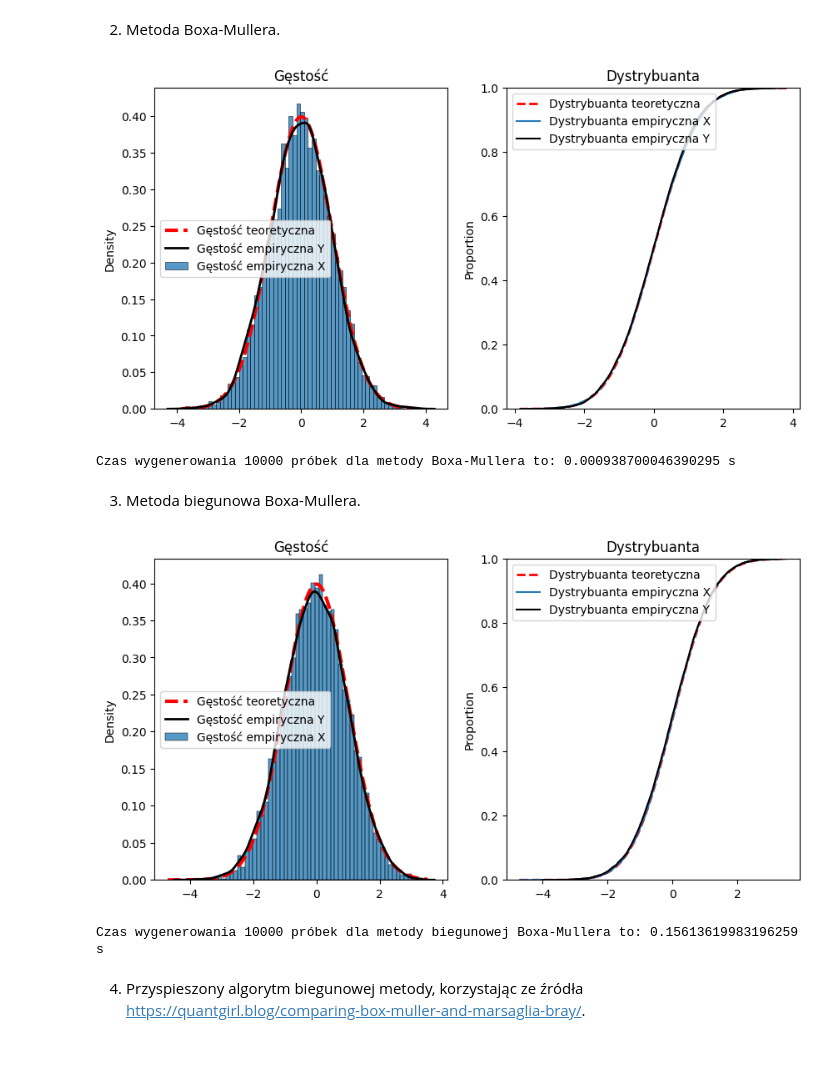
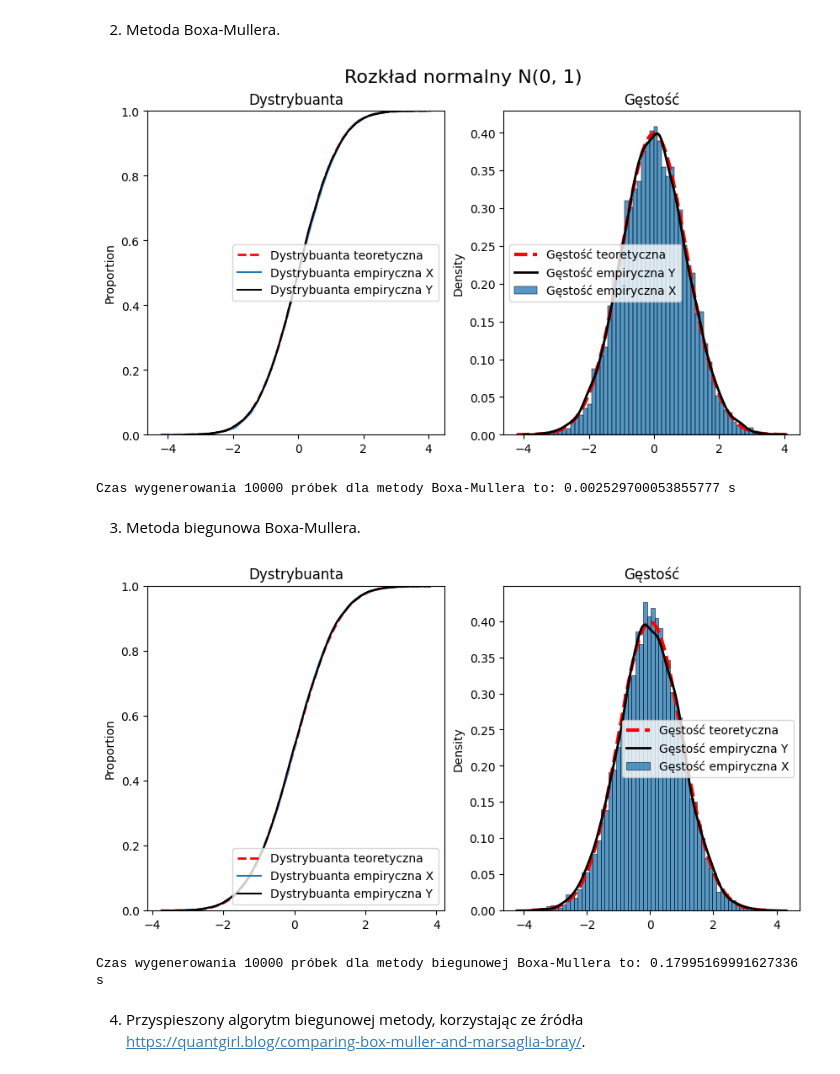
Before and after one commit to mathieuboro/symulacje, a Jupyter notebook: Raport_Sym.ipynb, the cells around one changed output. Saved outputs shown, nothing was run; the diff lists cells and outputs as text; code cells hidden in the pictures.

Commit message:
6 pykniete no i ten rzygulec z normalnych

```diff
--- a/Raport_Sym.ipynb
+++ b/Raport_Sym.ipynb
@@ -175,34 +176,37 @@ def BoxMuller(n):
 # %%
 x1, y1 = BoxMuller(n)
 time_box_muller = timeit.timeit(lambda: BoxMuller(n), number = 1)
 
 
 x_theor = np.linspace(min(np.concatenate([x1, y1])), max(np.concatenate([x1, y1])), n)
 y_theor_cdf = norm.cdf(x_theor, 0, 1)
 y_theor_pdf = norm.pdf(x_theor, 0, 1)
 
 plt.figure(figsize=(10, 5))
 plt.subplot(1, 2, 1)
 plt.plot(
+    x_theor, y_theor_cdf, linestyle="dashed", color="r", linewidth=2, label="Dystrybuanta teoretyczna"
+)
+sns.ecdfplot(x1, label="Dystrybuanta empiryczna X")
+sns.ecdfplot(y1, color="k", label="Dystrybuanta empiryczna Y")
+plt.title("Dystrybuanta")
+plt.legend()
+
+plt.subplot(1, 2, 2)
+plt.plot(
     x_theor, y_theor_pdf, linestyle="dashed", color="r", linewidth=3, label="Gęstość teoretyczna"
 )
 sns.histplot(x1, stat="density", label="Gęstość empiryczna X")
 sns.kdeplot(y1, label="Gęstość empiryczna Y", color="k", linewidth=2)
 plt.title("Gęstość")
 plt.legend()
-plt.subplot(1, 2, 2)
-plt.plot(
-    x_theor, y_theor_cdf, linestyle="dashed", color="r", linewidth=2, label="Dystrybuanta teoretyczna"
-)
-sns.ecdfplot(x1, label="Dystrybuanta empiryczna X")
-sns.ecdfplot(y1, color="k", label="Dystrybuanta empiryczna Y")
-plt.title("Dystrybuanta")
-plt.legend()
+
+plt.suptitle(f"Rozkład normalny N({mu}, {sigma})", fontsize=16)
 plt.show()
 print('Czas wygenerowania {} próbek dla metody Boxa-Mullera to:'.format(n),time_box_muller,'s' )
 # %% [output]
-[figure, old version]
+[figure, new version]
-Czas wygenerowania 10000 próbek dla metody Boxa-Mullera to: 0.000938700046390295 s
+Czas wygenerowania 10000 próbek dla metody Boxa-Mullera to: 0.002529700053855777 s
 # %% [markdown]
 3. Metoda biegunowa Boxa-Mullera.
 # %%
@@ -230,26 +234,26 @@ y_theor_pdf = norm.pdf(x_theor, 0, 1)
 plt.figure(figsize=(10, 5))
 plt.subplot(1, 2, 1)
 plt.plot(
+    x_theor, y_theor_cdf, linestyle="dashed", color="r", linewidth=2, label="Dystrybuanta teoretyczna"
+)
+sns.ecdfplot(x2, label="Dystrybuanta empiryczna X")
+sns.ecdfplot(y2, color="k", label="Dystrybuanta empiryczna Y")
+plt.title("Dystrybuanta")
+plt.legend()
+plt.subplot(1, 2, 2)
+plt.plot(
     x_theor, y_theor_pdf, linestyle="dashed", color="r", linewidth=3, label="Gęstość teoretyczna"
 )
 sns.histplot(x2, stat="density", label="Gęstość empiryczna X")
 sns.kdeplot(y2, label="Gęstość empiryczna Y", color="k", linewidth=2)
 plt.title("Gęstość")
 plt.legend()
-plt.subplot(1, 2, 2)
-plt.plot(
-    x_theor, y_theor_cdf, linestyle="dashed", color="r", linewidth=2, label="Dystrybuanta teoretyczna"
-)
-sns.ecdfplot(x2, label="Dystrybuanta empiryczna X")
-sns.ecdfplot(y2, color="k", label="Dystrybuanta empiryczna Y")
-plt.title("Dystrybuanta")
-plt.legend()
 plt.show()
 
 print('Czas wygenerowania {} próbek dla metody biegunowej Boxa-Mullera to:'.format(n),time_polar_box_muller,'s' )
 # %% [output]
-[figure, old version]
+[figure, new version]
-Czas wygenerowania 10000 próbek dla metody biegunowej Boxa-Mullera to: 0.15613619983196259 s
+Czas wygenerowania 10000 próbek dla metody biegunowej Boxa-Mullera to: 0.17995169991627336 s
 # %% [markdown]
 4. Przyspieszony algorytm biegunowej metody, korzystając ze źródła https://quantgirl.blog/comparing-box-muller-and-marsaglia-bray/.
 # %%
```
Also changed, not shown: parts of 30 cells of this notebook.
